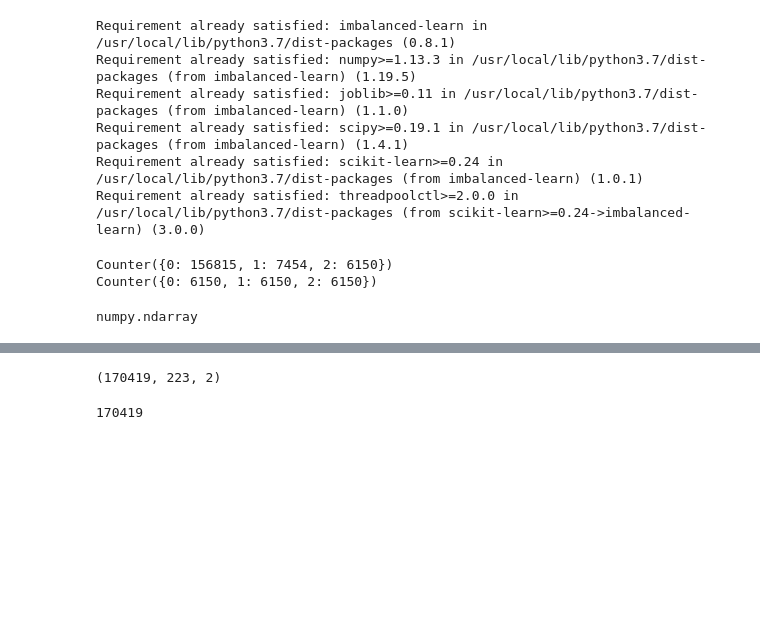
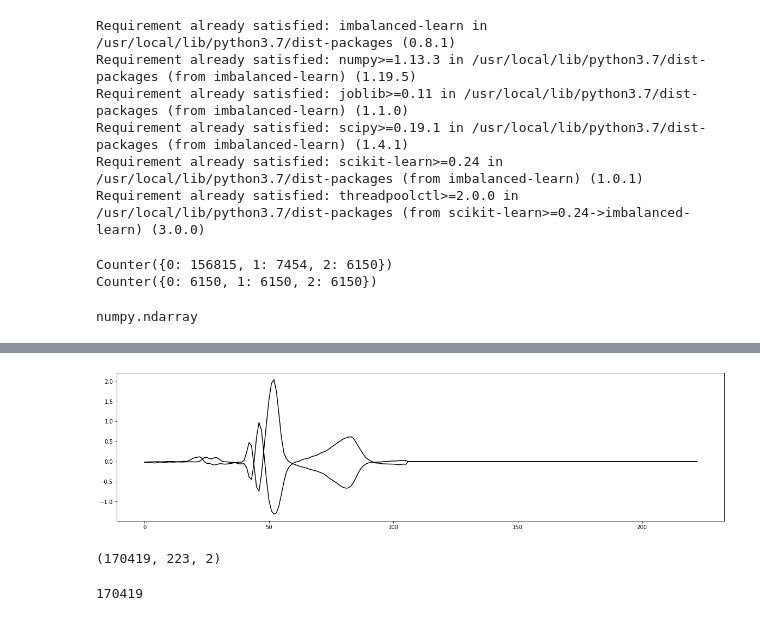
Before and after one commit to romano-francesco/applied-ai-in-biomedicine-ECG-classifier, a Jupyter notebook: Deep_Learning_with_2_leads.ipynb, the cells around one changed output, grey strips where cells are left out. Drawn from its saved outputs; the diff is of its cells as text; code cells hidden in the pictures; blank space fills up the shorter version.

```diff
--- a/Deep_Learning_with_2_leads.ipynb
+++ b/Deep_Learning_with_2_leads.ipynb
@@ -317,7 +329,18 @@ numpy.ndarray
 # %%
-X_train = X_train.reshape(-1, max_len, 2)
+X_train = np.swapaxes(X_train, 1, 2)
 
-X_val = X_val.reshape(-1, max_len, 2)
+X_val = np.swapaxes(X_val, 1, 2)
+#X_train = X_train.reshape(-1, max_len, 2)
+
+#X_val = X_val.reshape(-1, max_len, 2)
+# %%
+# check consistency after reshaping
+plt.figure(figsize=(20, 5))
+plt.plot(X_train[2], 'k')
+#plt.plot(X_train[0], 'k')
+plt.show()
+# %% [output]
+[figure, added]
 # %%
 X_train.shape
 # %% [output]
```
Also changed, not shown: parts of 4 cells of this notebook.
